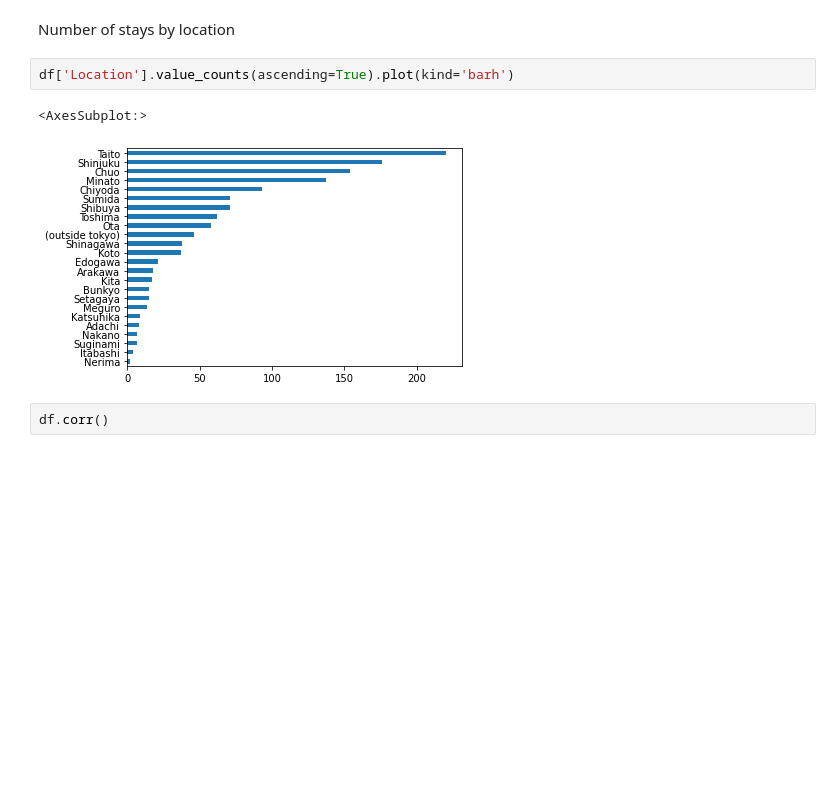
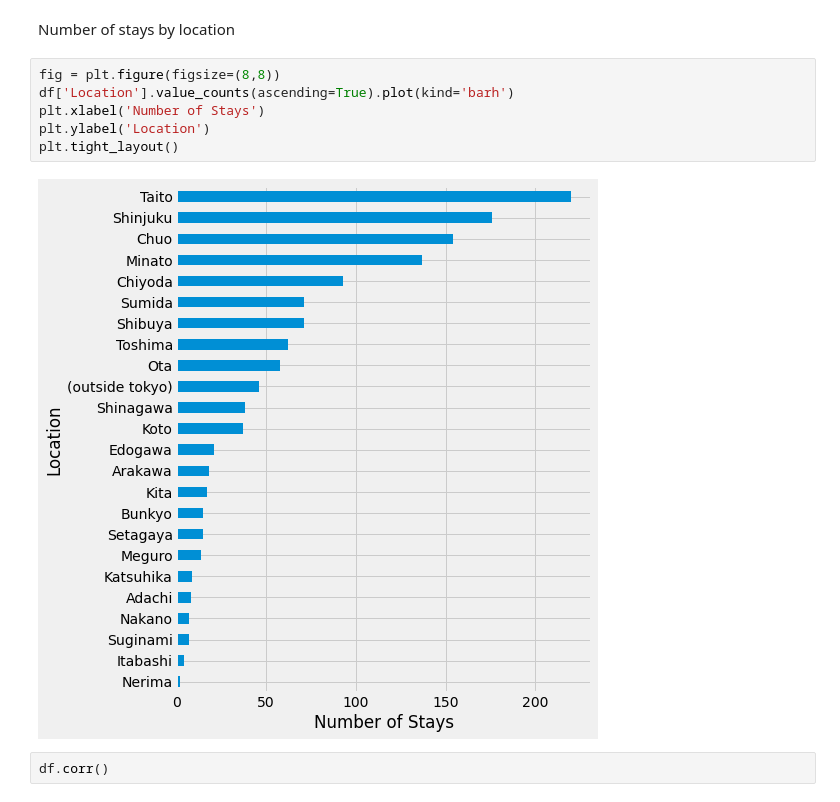
Before and after one commit to oscardata963/Acccommodation-Price-Prediction, a Jupyter notebook: prediction/accommodation_analysis.ipynb, the cells around one changed output. Drawn from its saved outputs; the diff is of its cells as text; blank space fills up the shorter version.

```diff
--- a/prediction/accommodation_analysis.ipynb
+++ b/prediction/accommodation_analysis.ipynb
@@ -28,10 +32,13 @@ median.plot(kind='bar')
 # %% [markdown]
 Number of stays by location
-# %%
-df['Location'].value_counts(ascending=True).plot(kind='barh')
-# %% [output]
-<AxesSubplot:>
-[figure, removed]
+# %%
+fig = plt.figure(figsize=(8,8))
+df['Location'].value_counts(ascending=True).plot(kind='barh')
+plt.xlabel('Number of Stays')
+plt.ylabel('Location')
+plt.tight_layout()
+# %% [output]
+[figure, added]
 # %%
 df.corr()
 # %% [output]
```
Also changed, not shown: parts of 5 cells of this notebook.
